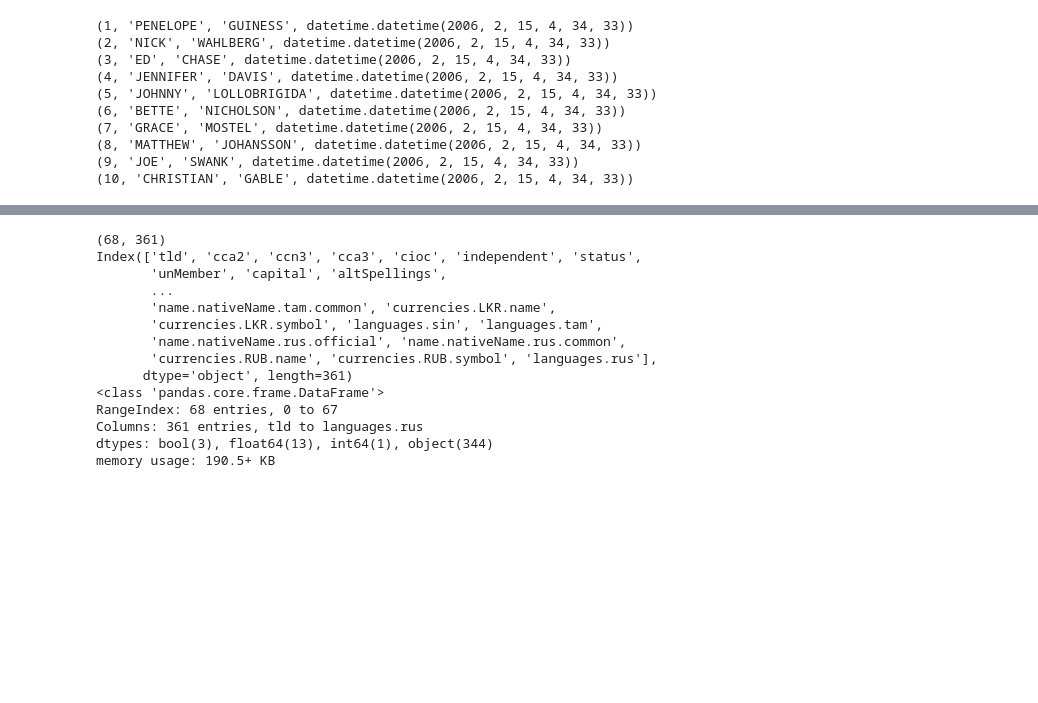
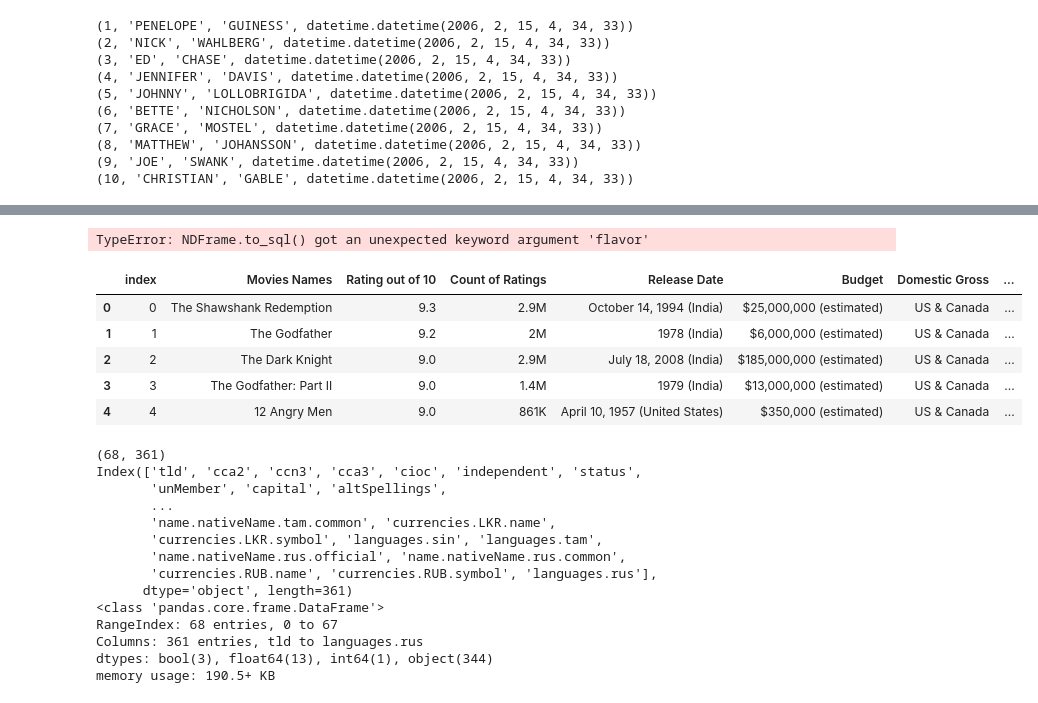
Before and after one commit to annikarichardson2024/Project1, a Jupyter notebook: SQL_Connect.ipynb, the cells around one changed output, grey strips where cells are left out. Cells and saved outputs as stored; diff of their text form; code cells hidden in the pictures; blank space fills up the shorter version.

```diff
--- a/SQL_Connect.ipynb
+++ b/SQL_Connect.ipynb
@@ -72,0 +81,30 @@ df.loc[:,['Price','Neighbourhood '] ].groupby('Neighbourhood ').describe()
+# %%
+conn = pymysql.connect(host=host_name, user=user_id, password=pwd, database=db_name)
+cursor = conn.cursor()
+
+df.to_sql(con=conn, name='Movies', if_exists='replace', flavor='mysql')
+# %% [output]
+TypeError: NDFrame.to_sql() got an unexpected keyword argument 'flavor'
+# %%
+from sqlalchemy import create_engine
+from sqlalchemy import text
+
+db_name='aer6bk'
+pwd = 'aer6bk!'
+user_id='aer6bk'
+
+def insert_sqlalchemy_dataframe(user_id, pwd, host_name, db_name, df, table_name):
+    conn_str = f"mysql+pymysql://{user_id}:{pwd}@{host_name}/{db_name}"
+    sqlEngine = create_engine(conn_str, pool_recycle=3600)
+    connection = sqlEngine.connect()
+    df.to_sql(table_name, con=connection,if_exists='append')
+    connection.close()
+# %%
+def get_sqlalchemy_dataframe(user_id, pwd, host_name, db_name, sql_query):
+    conn_str = f"mysql+pymysql://{user_id}:{pwd}@{host_name}/{db_name}"
+    sqlEngine = create_engine(conn_str, pool_recycle=3600)
+    connection = sqlEngine.connect()
+    dframe = pd.read_sql(sql_query, connection);
+    connection.close()
+
+    return dframe
@@ -73,3 +113,14 @@ df.loc[:,['Price','Neighbourhood '] ].groupby('Neighbourhood ').describe()
+# %%
+sql_query ="Select * from Employees;"
+df = get_sqlalchemy_dataframe(user_id, pwd, host_name, db_name, text(sql_query))
+df.head(5)
+# %% [output]
+|  | index | Movies Names | Rating out of 10 | Count of Ratings | Release Date | Budget | Domestic Gross | ... |
+| 0 | 0 | The Shawshank Redemption | 9.3 | 2.9M | October 14, 1994 (India) | $25,000,000 (estimated) | US & Canada | ... |
+| 1 | 1 | The Godfather | 9.2 | 2M | 1978 (India) | $6,000,000 (estimated) | US & Canada | ... |
+| 2 | 2 | The Dark Knight | 9.0 | 2.9M | July 18, 2008 (India) | $185,000,000 (estimated) | US & Canada | ... |
+| 3 | 3 | The Godfather: Part II | 9.0 | 1.4M | 1979 (India) | $13,000,000 (estimated) | US & Canada | ... |
+| 4 | 4 | 12 Angry Men | 9.0 | 861K | April 10, 1957 (United States) | $350,000 (estimated) | US & Canada | ... |
 # %%
 # API CALL
 import os
```
Also changed, not shown: parts of 3 cells of this notebook.
